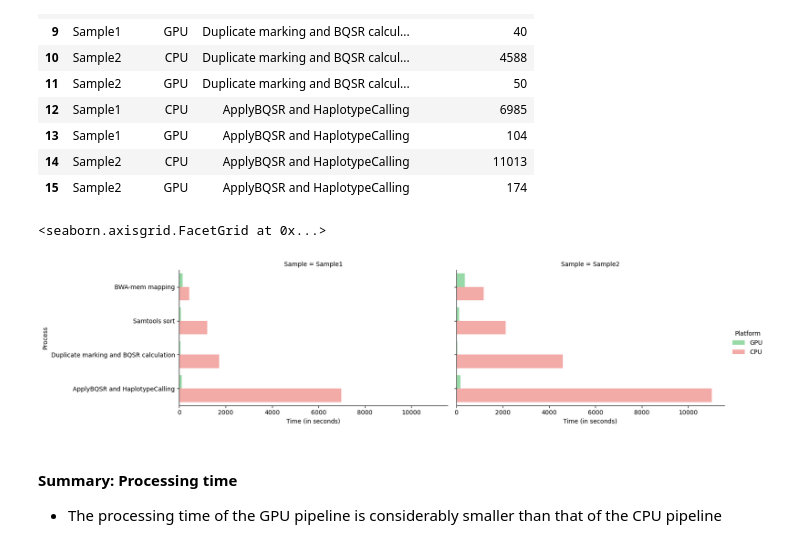
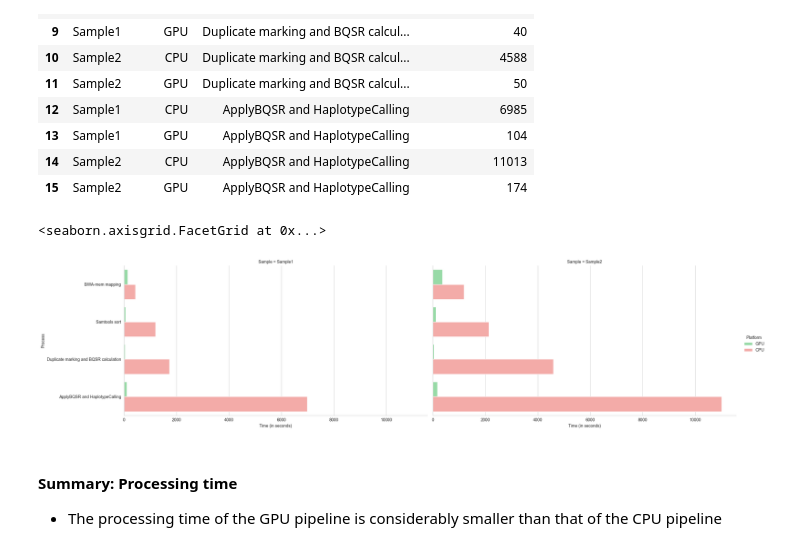
Before and after one commit to NAICNO/accelerated_genomics, a Jupyter notebook: notebooks/GPU_vs_CPU.ipynb, the cells around one changed output. Drawn from its saved outputs; the diff is of its cells as text; code cells hidden in the pictures.

```diff
--- a/notebooks/GPU_vs_CPU.ipynb
+++ b/notebooks/GPU_vs_CPU.ipynb
@@ -195,7 +193,7 @@ df_mins
 | 3 | GPU | Sample2 | 362 | 120 | 50 | 174 |
 # %%
 # Pivot the table
-df_mins_transformed = df_mins.melt(id_vars=['Sample', 'Platform'], var_name='Process', value_name='Time (in seconds)')
+df_mins_transformed = df_seconds.melt(id_vars=['Sample', 'Platform'], var_name='Process', value_name='Time (in seconds)')
 df_mins_transformed
 # %% [output]
 |  | Sample | Platform | Process | Time (in seconds) |
@@ -218,14 +216,14 @@ df_mins_transformed
 # %%
 sns.catplot(
     data=df_mins_transformed, kind="bar",
     x="Time (in seconds)", y="Process",
     col="Sample", hue="Platform",
     hue_order=["GPU","CPU"], palette=[colors_list[2], colors_list[3]],
-    height=4, aspect=2,
+    height=6, aspect=2,
 )
 # %% [output]
 <seaborn.axisgrid.FacetGrid at 0x...>
-[figure, old version]
+[figure, new version]
 # %% [markdown]
 #### Summary: Processing time
 * The processing time of the GPU pipeline is considerably smaller than that of the CPU pipeline
```
Also changed, not shown: parts of 5 cells of this notebook.
